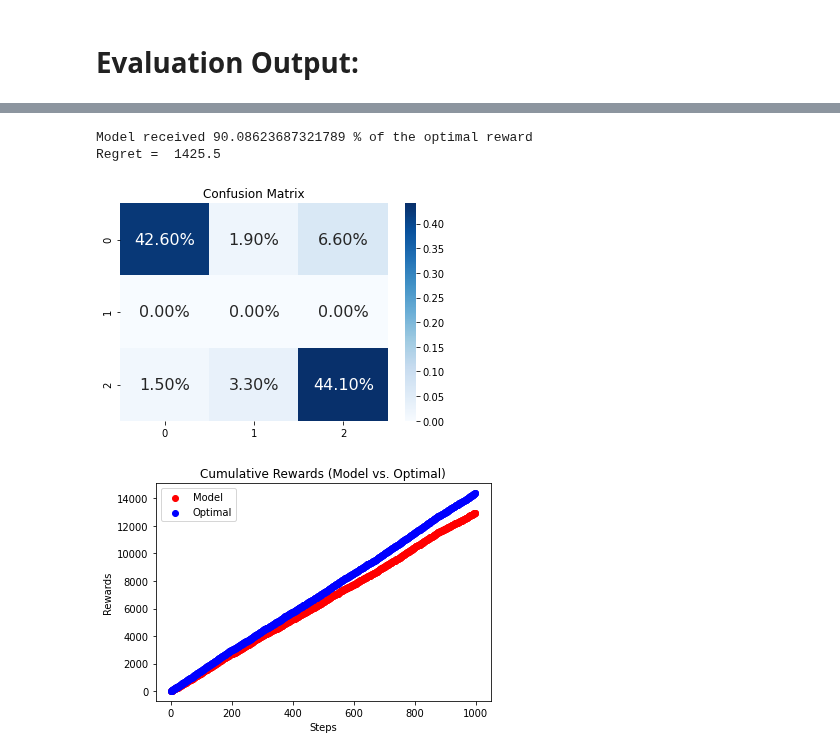
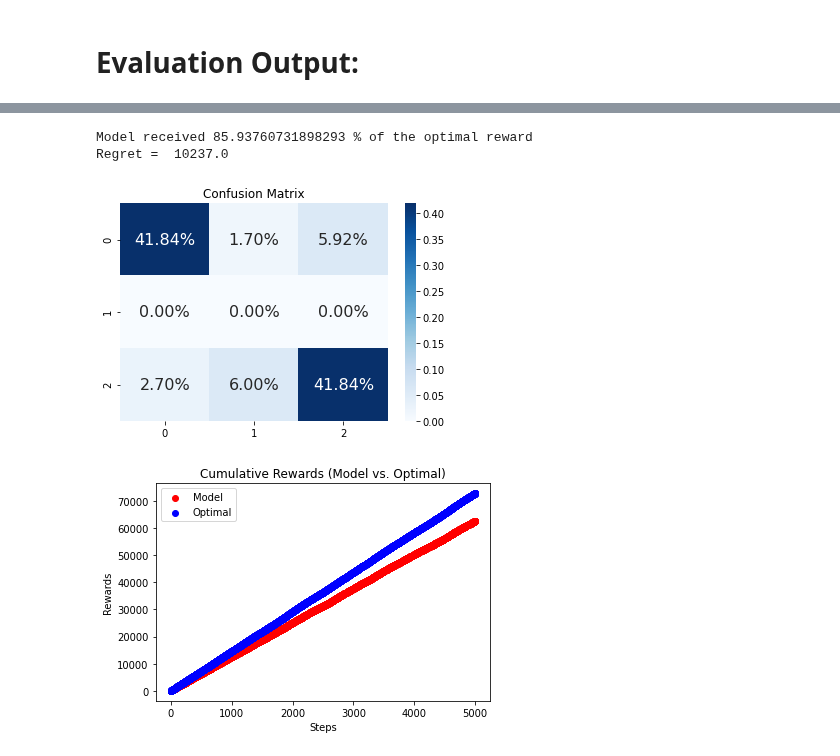
Before and after one commit to fellowship/deep-and-wide-bandit, a Jupyter notebook: Wide_and_Deep_Models/wd_models_jenny/wide_and_deep_toy_problem.ipynb, the cells around one changed output, grey strips where cells are left out. Saved outputs shown, nothing was run; the diff lists cells and outputs as text; code cells hidden in the pictures.

```diff
--- a/Wide_and_Deep_Models/wd_models_jenny/wide_and_deep_toy_problem.ipynb
+++ b/Wide_and_Deep_Models/wd_models_jenny/wide_and_deep_toy_problem.ipynb
@@ -344,9 +406,17 @@ Number of users: 40
 %%time
 
 ### Train models
-demo_model_wide = Test_Wide_Deep_Bandits(num_actions, num_features, wide_embed_size=num_users+10, model_type='wide')
-demo_model_deep = Test_Wide_Deep_Bandits(num_actions, num_features, wide_embed_size=num_users+10, model_type='deep')
-demo_model_wide_deep = Test_Wide_Deep_Bandits(num_actions, num_features, wide_embed_size=num_users+10, model_type='wide_deep')
+demo_model_wide = Wide_Deep_Bandits(num_actions, num_features, wide_embed_size=num_users+10, model_type='wide')
+demo_model_deep = Wide_Deep_Bandits(num_actions, num_features, wide_embed_size=num_users+10, model_type='deep')
+## possible_combine_methods = ['add','concat_reward','concat_reward_llr','concat_representation_llr']
+demo_model_wide_deep1 = Wide_Deep_Bandits(num_actions, num_features, wide_embed_size=num_users+10,
+                                              model_type='wide_deep', wd_combine_method = 'add')
+demo_model_wide_deep2 = Wide_Deep_Bandits(num_actions, num_features, wide_embed_size=num_users+10,
+                                              model_type='wide_deep', wd_combine_method = 'concat_reward')
+demo_model_wide_deep3 = Wide_Deep_Bandits(num_actions, num_features, wide_embed_size=num_users+10,
+                                              model_type='wide_deep', wd_combine_method = 'concat_reward_llr')
+demo_model_wide_deep4 = Wide_Deep_Bandits(num_actions, num_features, wide_embed_size=num_users+10,
+                                              model_type='wide_deep', wd_combine_method = 'concat_representation_llr')
 
 for i in range(n_train_samples):
   test_context = df[context_cols].iloc[i].values
@@ -356,5 +426,10 @@ for i in range(n_train_samples):
 
   demo_model_wide.update(torch.tensor(df[user_id_col].iloc[i].values), test_context,test_action,test_reward)
   demo_model_deep.update(torch.tensor(df[user_id_col].iloc[i].values), test_context,test_action,test_reward)
-  demo_model_wide_deep.update(torch.tensor(df[user_id_col].iloc[i].values), test_context,test_action,test_reward)
+  demo_model_wide_deep1.update(torch.tensor(df[user_id_col].iloc[i].values), test_context,test_action,test_reward)
+  demo_model_wide_deep2.update(torch.tensor(df[user_id_col].iloc[i].values), test_context,test_action,test_reward)
+  demo_model_wide_deep3.update(torch.tensor(df[user_id_col].iloc[i].values), test_context,test_action,test_reward)
+  demo_model_wide_deep4.update(torch.tensor(df[user_id_col].iloc[i].values), test_context,test_action,test_reward)
+
+clear_output()
 # %% [output]
@@ -374,7 +449,7 @@ Wall time: 25 s
 # Model Performance
 # %%
 ## Get another set of randomly generated data from toy_problem
-n_val_samples = 1000
+n_val_samples = 5000
 df_val = generate_dataframe(n_val_samples)
 df_val.head()
 # %% [output]
@@ -428,5 +503,5 @@ df_val.head()
 # %%
-def evaluate_model(df_val = df_val, model = demo_model_wide_deep, val_size=1000,
+def evaluate_model(df_val = df_val, model = demo_model_wide, val_size=1000,
                    context_cols = ['age','ARPU'], user_id_col = ['user_id'],
                    epsilon = 0.0):
 
@@ -489,22 +564,11 @@ def evaluate_model(df_val = df_val, model = demo_model_wide_deep, val_size=1000,
             fmt='.2%', cmap='Blues',annot_kws={"fontsize":16}, ax = ax)
   ax.set_title('Confusion Matrix')
   plt.show()
-  #print("")
-  #print(confusion_matrix(df_val['best_action'], df_val['model_action'], labels=[0, 1, 2]))
   #print("Randomly chose action {}% of the time".format(n_rand_act/val_size))
-  #print("")
 
   cum_model_reward = np.array(cum_model_reward)
   cum_optimal_reward = np.array(cum_optimal_reward)
   steps = np.array(range(val_size))
-
-  #plt.scatter(steps,cum_model_reward,color='r')
-  #plt.scatter(steps,cum_optimal_reward,color='b')
-  #plt.title("Cumulative Rewards (Model vs. Optimal)")
-  #plt.xlabel("Steps")
-  #plt.ylabel("Rewards")
-  #plt.show()
-
 
   fig, ax = plt.subplots()
   ax.scatter(steps, cum_model_reward, color='r', label='Model')
@@ -533,7 +597,7 @@ Regret =  1778.5
 # %%
-evaluate_model(model = demo_model_wide_deep, epsilon = 0.1, val_size=n_val_samples)
+evaluate_model(model = demo_model_wide_deep1, epsilon = 0.1, val_size=n_val_samples)
 # %% [output]
-Model received 90.08623687321789 % of the optimal reward
-Regret =  1425.5
+Model received 85.93760731898293 % of the optimal reward
+Regret =  10237.0
-[figure, old version]
+[figure, new version]
-[figure, old version]
+[figure, new version]
```
Also changed, not shown: parts of 12 cells of this notebook.
